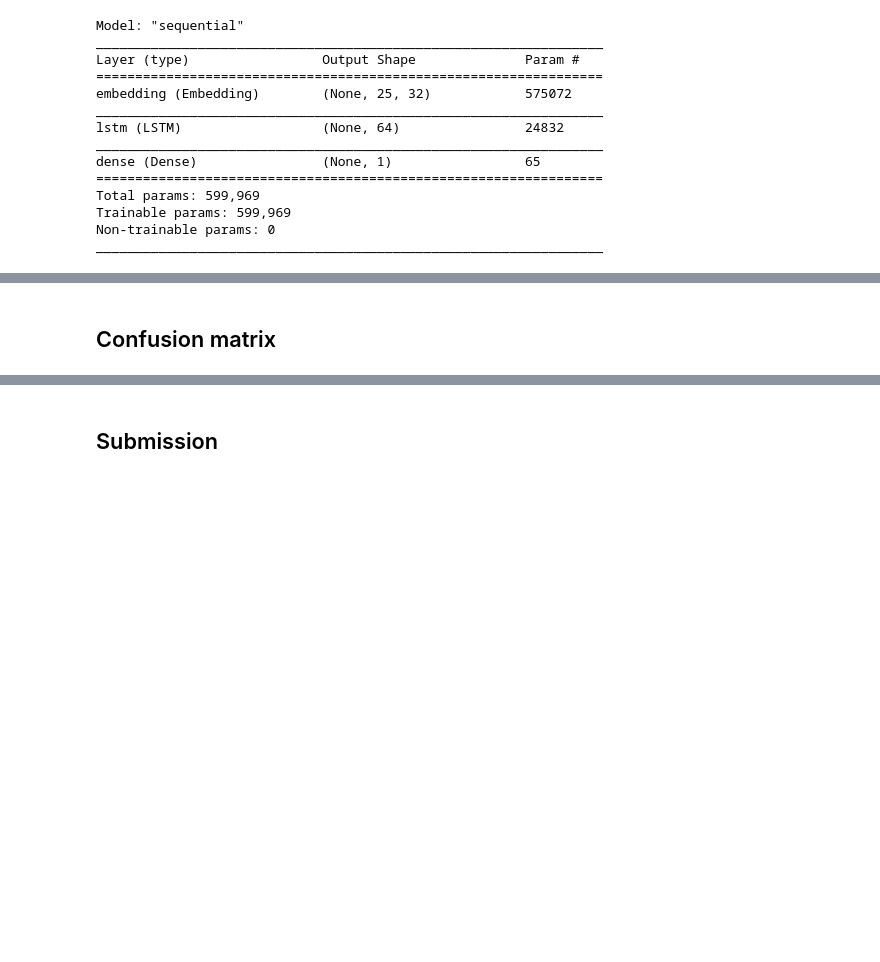
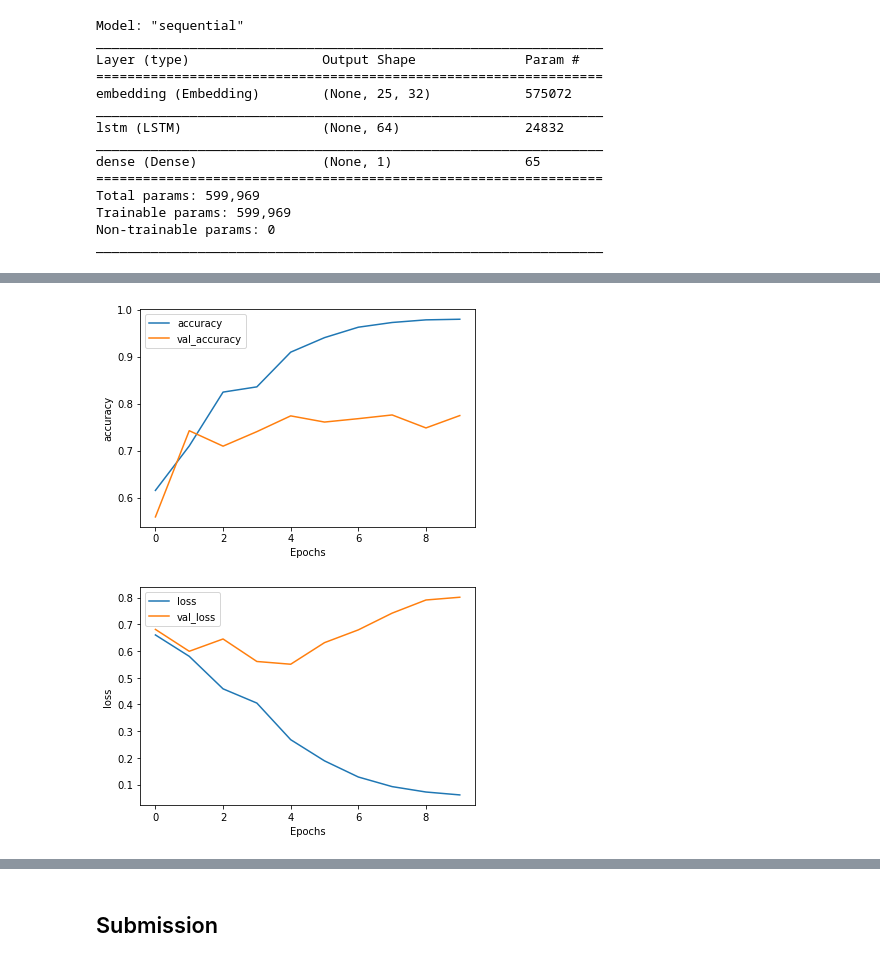
Before and after one commit to BryanChin991/text_classification, a Jupyter notebook: text-classification.ipynb, the cells around one changed output, grey strips where cells are left out. Cells and saved outputs as stored; diff of their text form; code cells hidden in the pictures; blank space fills up the shorter version.

```diff
--- a/text-classification.ipynb
+++ b/text-classification.ipynb
@@ -426,2 +456,14 @@ Epoch 20/20
-# %% [markdown]
-## Confusion matrix
+# %%
+def plot_graph(history, string):
+    plt.plot(history.history[string])
+    plt.plot(history.history['val_'+string])
+    plt.xlabel("Epochs")
+    plt.ylabel(string)
+    plt.legend([string, 'val_'+string])
+    plt.show()
+
+plot_graph(history, 'accuracy')
+plot_graph(history, 'loss')
+# %% [output]
+[figure, added]
+[figure, added]
```
Also changed, not shown: parts of 24 cells of this notebook, 1 other file.
